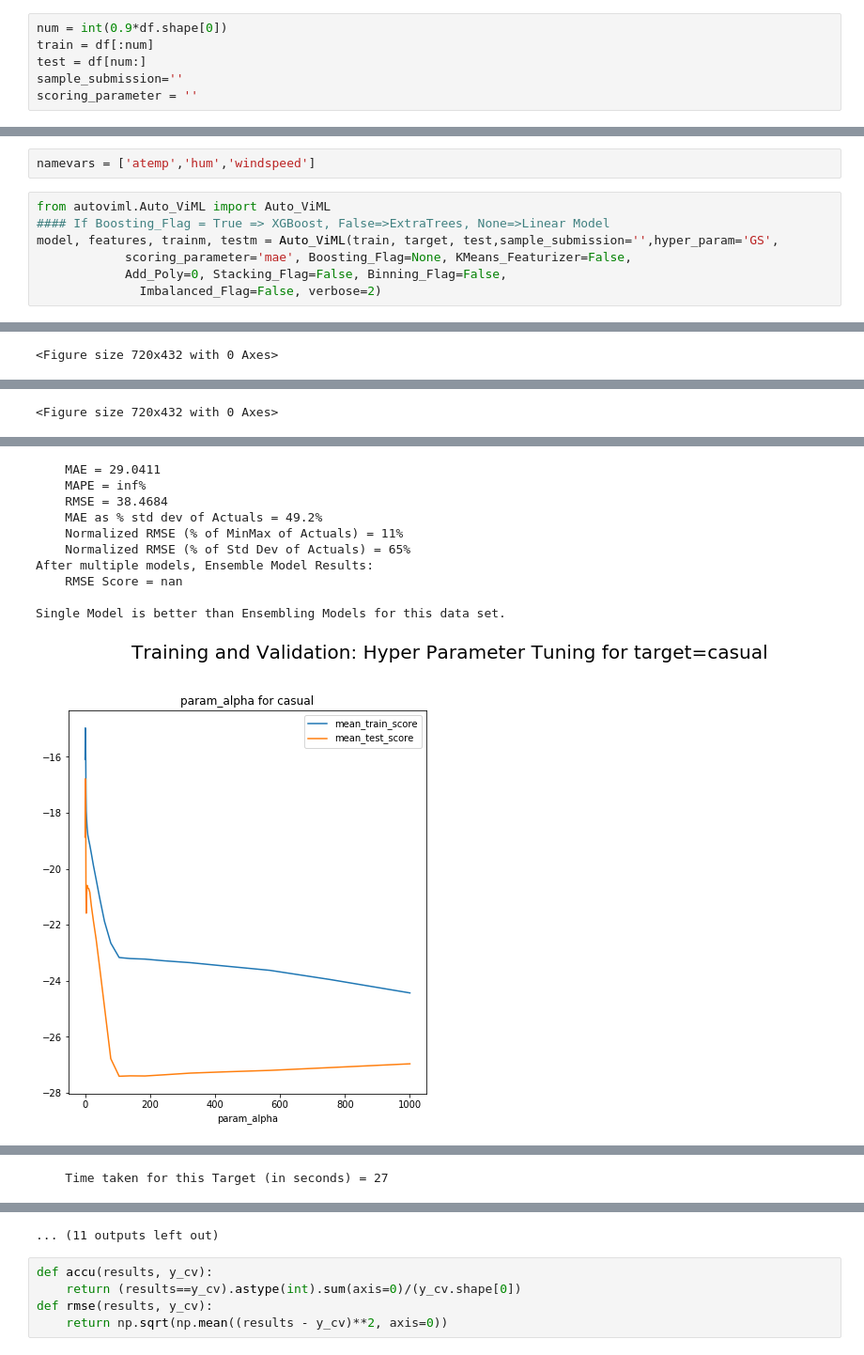
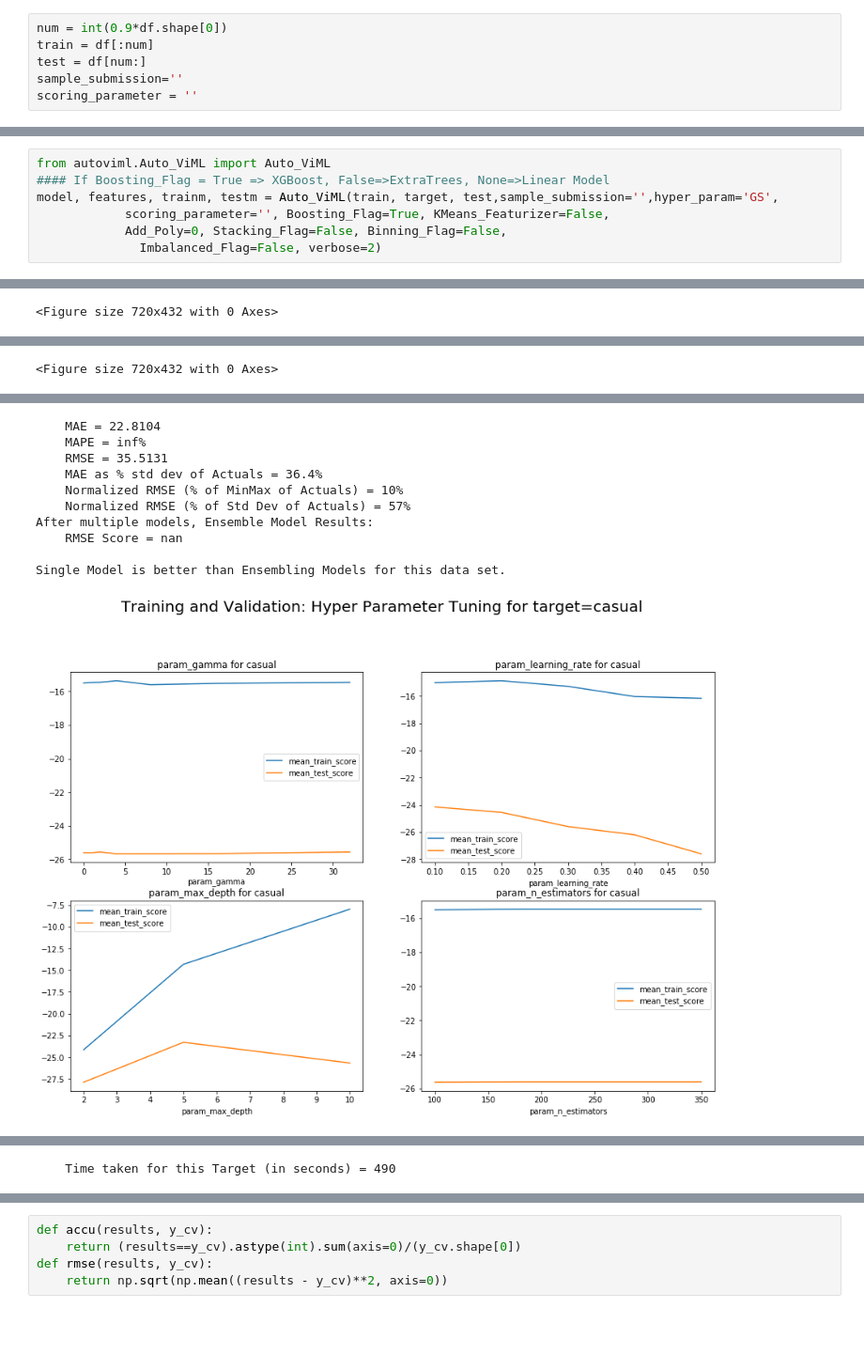
Before and after one commit to AutoViML/Auto_ViML, a Jupyter notebook: Auto_ViML_BikeShare_Demo.ipynb, the cells around one changed output, grey strips where cells are left out. Shown at 94% size. Cells and saved outputs as stored; diff of their text form; blank space fills up the shorter version.

```diff
--- a/Auto_ViML_BikeShare_Demo.ipynb
+++ b/Auto_ViML_BikeShare_Demo.ipynb
@@ -58,10 +52,8 @@ col = 'dteday'
-# %%
-namevars = ['atemp','hum','windspeed']
 # %%
 from autoviml.Auto_ViML import Auto_ViML
 #### If Boosting_Flag = True => XGBoost, False=>ExtraTrees, None=>Linear Model
 model, features, trainm, testm = Auto_ViML(train, target, test,sample_submission='',hyper_param='GS',
-            scoring_parameter='mae', Boosting_Flag=None, KMeans_Featurizer=False,
+            scoring_parameter='', Boosting_Flag=True, KMeans_Featurizer=False,
             Add_Poly=0, Stacking_Flag=False, Binning_Flag=False,
               Imbalanced_Flag=False, verbose=2)
 # %% [output]
@@ -102,11 +94,11 @@ Completed Ensemble predictions on held out data
-    MAE = 29.0411
+    MAE = 22.8104
     MAPE = inf%
-    RMSE = 38.4684
-    MAE as % std dev of Actuals = 49.2%
-    Normalized RMSE (% of MinMax of Actuals) = 11%
-    Normalized RMSE (% of Std Dev of Actuals) = 65%
+    RMSE = 35.5131
+    MAE as % std dev of Actuals = 36.4%
+    Normalized RMSE (% of MinMax of Actuals) = 10%
+    Normalized RMSE (% of Std Dev of Actuals) = 57%
 After multiple models, Ensemble Model Results:
     RMSE Score = nan
 
 Single Model is better than Ensembling Models for this data set.
-[figure, old version]
+[figure, new version]
@@ -113 +107 @@ Single Model is better than Ensembling Models for this data set.
-    Time taken for this Target (in seconds) = 27
+    Time taken for this Target (in seconds) = 490
@@ -133,4 +110,3 @@ Linear Model Results on Held Out Data Set:
-... (11 outputs left out)
 # %%
 def accu(results, y_cv):
     return (results==y_cv).astype(int).sum(axis=0)/(y_cv.shape[0])
```
Also changed, not shown: parts of 5 cells of this notebook, 9 other files.
